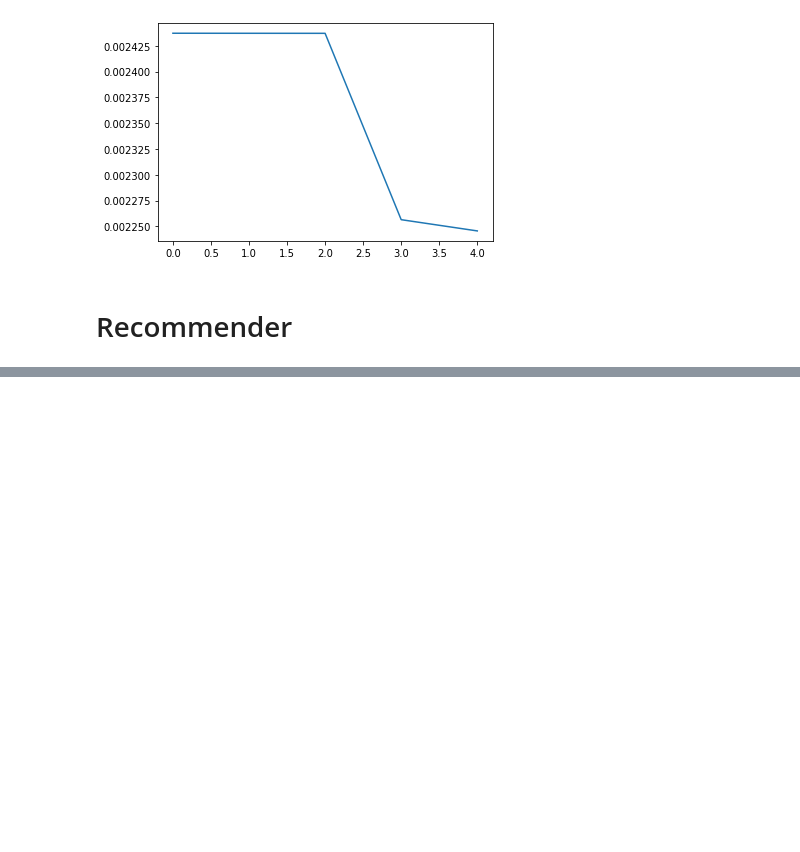
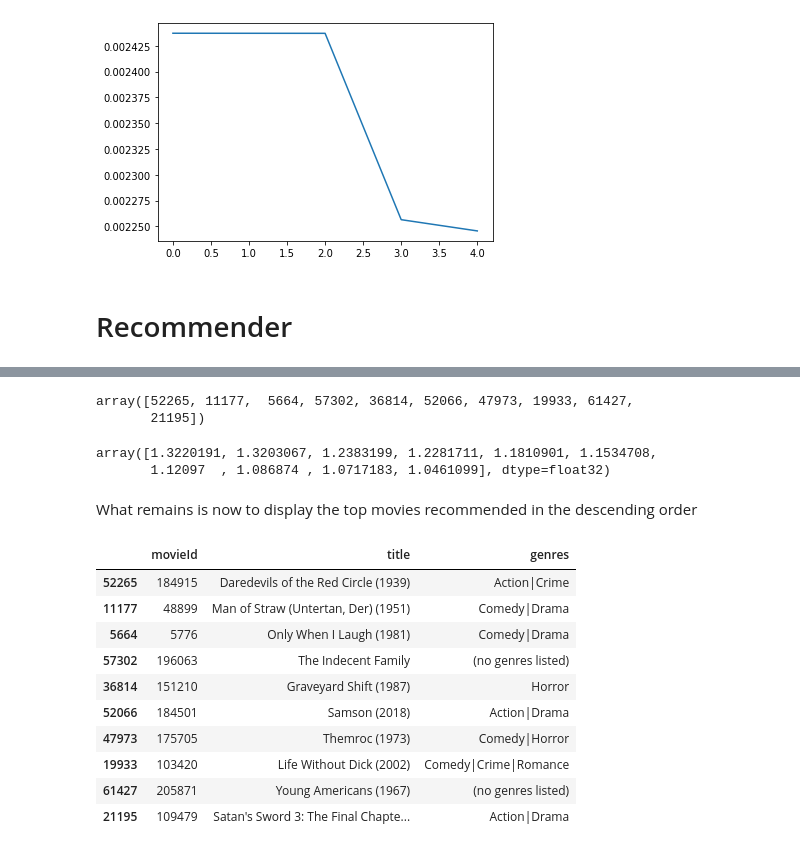
Before and after one commit to tomatodelavegas/recommender-system, a Jupyter notebook: notebook.ipynb, the cells around one changed output, grey strips where cells are left out. Cells and saved outputs as stored; diff of their text form; code cells hidden in the pictures; blank space fills up the shorter version.

```diff
--- a/notebook.ipynb
+++ b/notebook.ipynb
@@ -553,0 +561,4 @@ plt.plot(history)
+# %%
+ratings_test_rec0 = ratings_test_rec0.detach().numpy()
+# %%
+ratings_test_rec0 = np.ndarray.flatten(ratings_test_rec0)
@@ -553,0 +567,34 @@ plt.plot(history)
+# %%
+def top_recommended(ratings, top_n):
+  ratings = np.ndarray.flatten(ratings)
+  top_indexes = np.argpartition(ratings, -top_n)[-top_n:]
+  top_indexes = top_indexes[np.argsort(ratings[top_indexes])]
+  return np.flip(top_indexes)
+# %%
+top_recommended_indexes = top_recommended(ratings_test_rec0, 10)
+# %%
+top_recommended_indexes
+# %% [output]
+array([52265, 11177,  5664, 57302, 36814, 52066, 47973, 19933, 61427,
+       21195])
+# %%
+ratings_test_rec0[top_recommended_indexes]
+# %% [output]
+array([1.3220191, 1.3203067, 1.2383199, 1.2281711, 1.1810901, 1.1534708,
+       1.12097  , 1.086874 , 1.0717183, 1.0461099], dtype=float32)
+# %% [markdown]
+What remains is now to display the top movies recommended in the descending order
+# %%
+movies_df.iloc[top_recommended_indexes]
+# %% [output]
+|  | movieId | title | genres |
+| 52265 | 184915 | Daredevils of the Red Circle (1939) | Action|Crime |
+| 11177 | 48899 | Man of Straw (Untertan, Der) (1951) | Comedy|Drama |
+| 5664 | 5776 | Only When I Laugh (1981) | Comedy|Drama |
+| 57302 | 196063 | The Indecent Family | (no genres listed) |
+| 36814 | 151210 | Graveyard Shift (1987) | Horror |
+| 52066 | 184501 | Samson (2018) | Action|Drama |
+| 47973 | 175705 | Themroc (1973) | Comedy|Horror |
+| 19933 | 103420 | Life Without Dick (2002) | Comedy|Crime|Romance |
+| 61427 | 205871 | Young Americans (1967) | (no genres listed) |
+| 21195 | 109479 | Satan's Sword 3: The Final Chapte... | Action|Drama |
```
Also changed, not shown: parts of 10 cells of this notebook.
